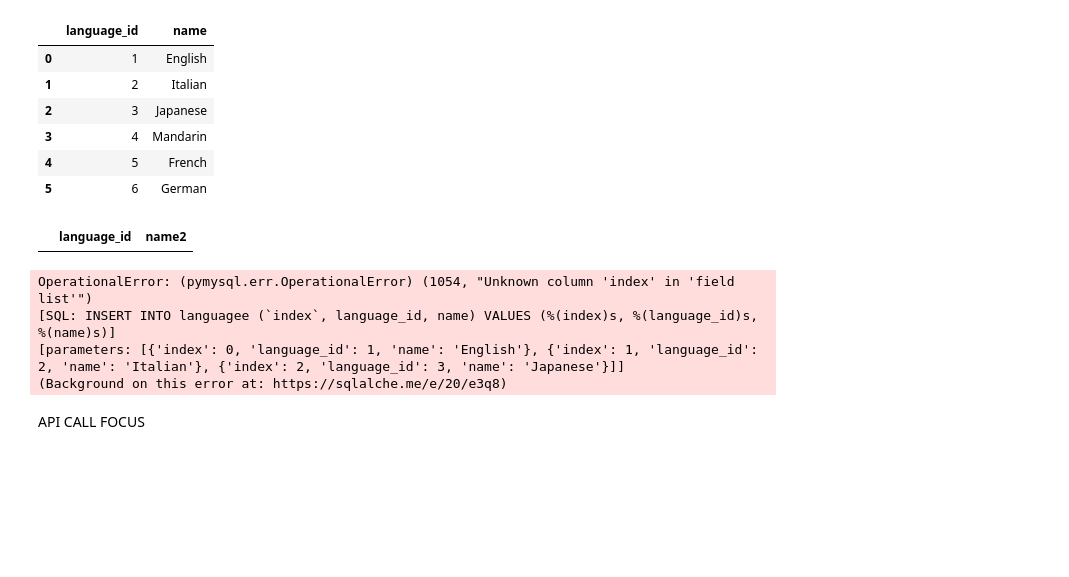
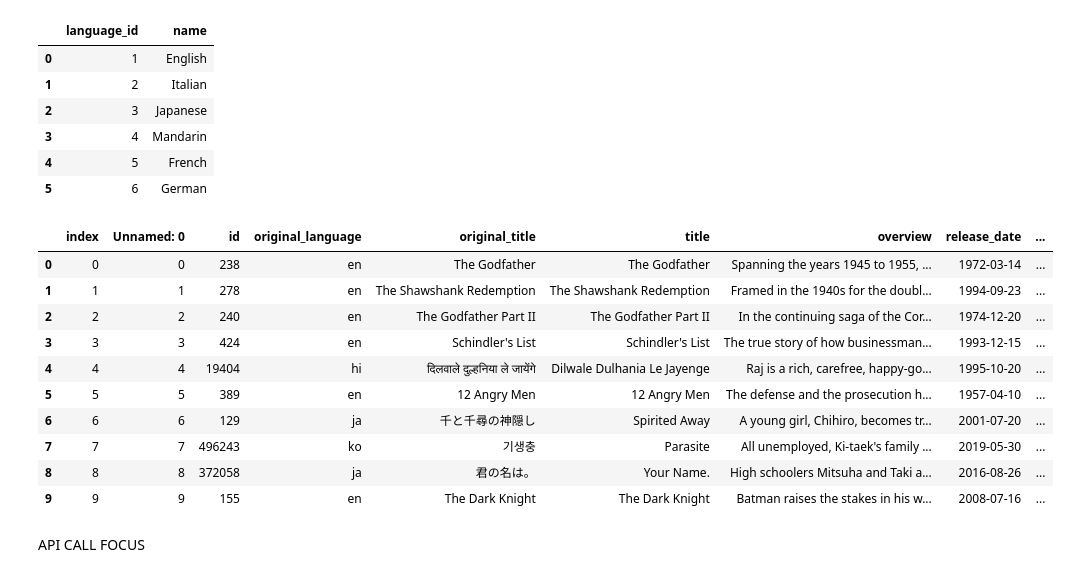
Before and after one commit to annikarichardson2024/Project1, a Jupyter notebook: SQL_Connect.ipynb, the cells around one changed output. Cells and saved outputs as stored; diff of their text form; code cells hidden in the pictures; blank space fills up the shorter version.

```diff
--- a/SQL_Connect.ipynb
+++ b/SQL_Connect.ipynb
@@ -123,0 +157,9 @@ insert_sqlalchemy_dataframe(user_id, pwd, host_name, db_name, df, 'Budget');
+# %%
+def get_sqlalchemy_dataframe(user_id, pwd, host_name, db_name, sql_query):
+    conn_str = f"mysql+pymysql://{user_id}:{pwd}@{host_name}/{db_name}"
+    sqlEngine = create_engine(conn_str, pool_recycle=3600)
+    connection = sqlEngine.connect()
+    dframe = pd.read_sql(sql_query, connection);
+    connection.close()
+
+    return dframe
@@ -165,26 +205,21 @@ df8.head(10)
 | 4 | 5 | French |
 | 5 | 6 | German |
 # %%
-sql_query = "Select * FROM languagee;"
+sql_query = "Select * FROM Language;"
 df5 = get_sqlalchemy_dataframe(user_id, pwd, host_name, db_name, text(sql_query))
 df5.head(10)
 # %% [output]
-|  | language_id | name2 |
+|  | index | Unnamed: 0 | id | original_language | original_title | title | overview | release_date | ... |
+| 0 | 0 | 0 | 238 | en | The Godfather | The Godfather | Spanning the years 1945 to 1955, ... | 1972-03-14 | ... |
+| 1 | 1 | 1 | 278 | en | The Shawshank Redemption | The Shawshank Redemption | Framed in the 1940s for the doubl... | 1994-09-23 | ... |
+| 2 | 2 | 2 | 240 | en | The Godfather Part II | The Godfather Part II | In the continuing saga of the Cor... | 1974-12-20 | ... |
+| 3 | 3 | 3 | 424 | en | Schindler's List | Schindler's List | The true story of how businessman... | 1993-12-15 | ... |
+| 4 | 4 | 4 | 19404 | hi | दिलवाले दुल्हनिया ले जायेंगे | Dilwale Dulhania Le Jayenge | Raj is a rich, carefree, happy-go... | 1995-10-20 | ... |
+| 5 | 5 | 5 | 389 | en | 12 Angry Men | 12 Angry Men | The defense and the prosecution h... | 1957-04-10 | ... |
+| 6 | 6 | 6 | 129 | ja | 千と千尋の神隠し | Spirited Away | A young girl, Chihiro, becomes tr... | 2001-07-20 | ... |
+| 7 | 7 | 7 | 496243 | ko | 기생충 | Parasite | All unemployed, Ki-taek's family ... | 2019-05-30 | ... |
+| 8 | 8 | 8 | 372058 | ja | 君の名は。 | Your Name. | High schoolers Mitsuha and Taki a... | 2016-08-26 | ... |
+| 9 | 9 | 9 | 155 | en | The Dark Knight | The Dark Knight | Batman raises the stakes in his w... | 2008-07-16 | ... |
-# %%
-data = {'language_id': [1, 2, 3],'name': ['English', 'Italian', 'Japanese']}
-# OR?
-data = df5;
-
-# Create DataFrame
-df6 = pd.DataFrame(data)
-
-
-insert_sqlalchemy_dataframe(user_id, pwd, host_name, db_name, df6, 'languagee');
-# %% [output]
-OperationalError: (pymysql.err.OperationalError) (1054, "Unknown column 'index' in 'field list'")
-[SQL: INSERT INTO languagee (`index`, language_id, name) VALUES (%(index)s, %(language_id)s, %(name)s)]
-[parameters: [{'index': 0, 'language_id': 1, 'name': 'English'}, {'index': 1, 'language_id': 2, 'name': 'Italian'}, {'index': 2, 'language_id': 3, 'name': 'Japanese'}]]
-(Background on this error at: https://sqlalche.me/e/20/e3q8)
 # %% [markdown]
 API CALL FOCUS
 # %%
```
Also changed, not shown: parts of 12 cells of this notebook.
